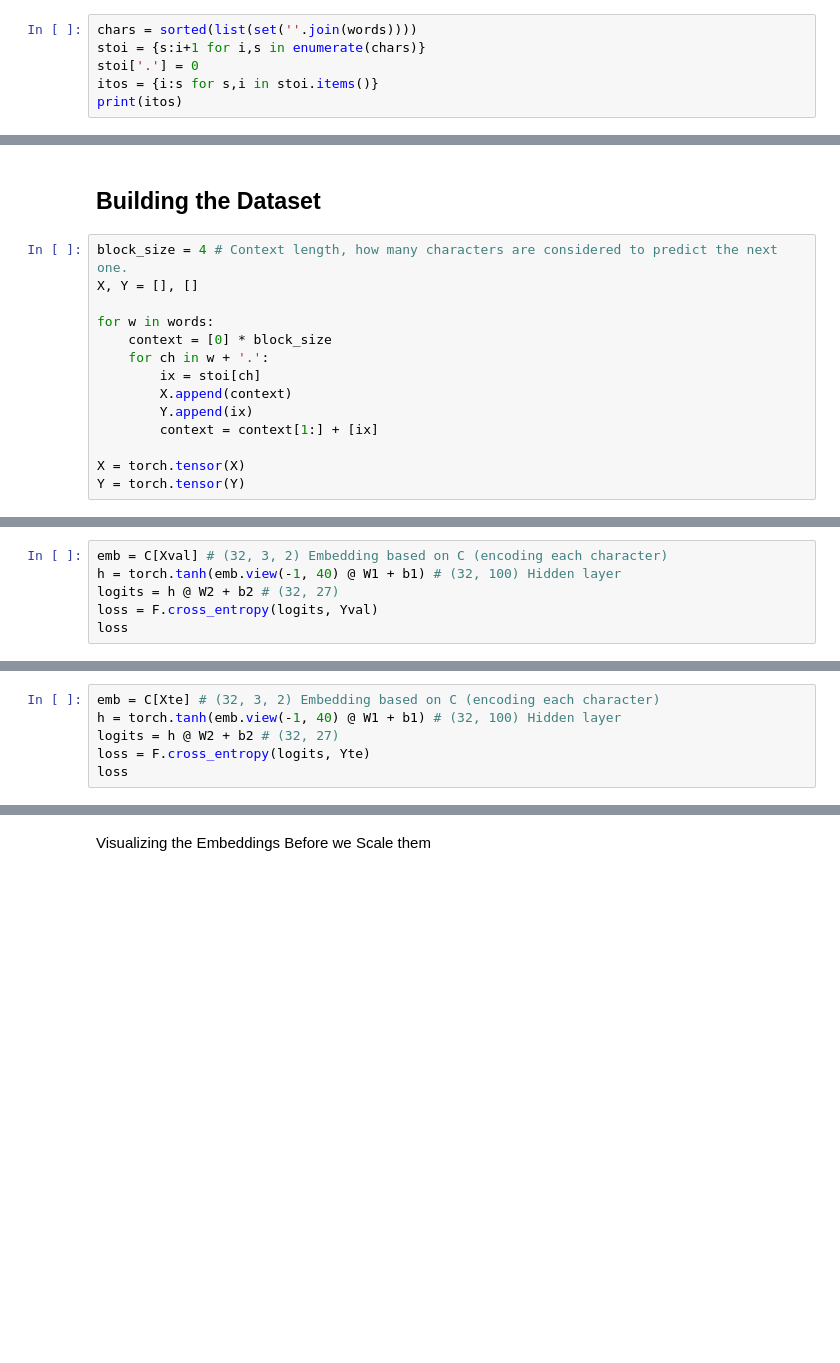
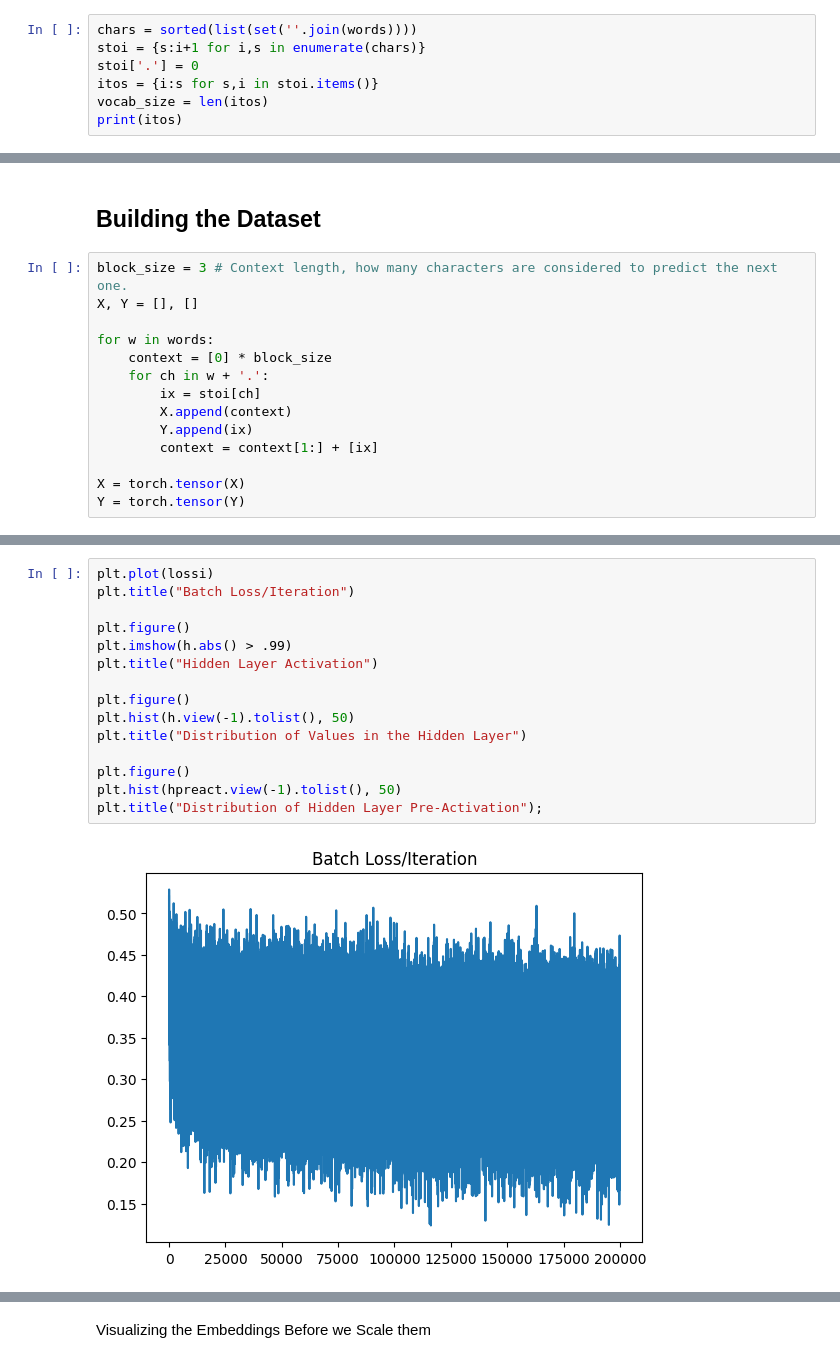
Before and after one commit to antonioruiz2606/LearningNLP, a Jupyter notebook: mlp.ipynb, the cells around one changed output, grey strips where cells are left out. Saved outputs shown, nothing was run; the diff lists cells and outputs as text; blank space fills up the shorter version.

```diff
--- a/mlp.ipynb
+++ b/mlp.ipynb
@@ -15,13 +17,14 @@ chars = sorted(list(set(''.join(words))))
 stoi = {s:i+1 for i,s in enumerate(chars)}
 stoi['.'] = 0
 itos = {i:s for s,i in stoi.items()}
+vocab_size = len(itos)
 print(itos)
 # %% [output]
 {1: 'a', 2: 'b', 3: 'c', 4: 'd', 5: 'e', 6: 'f', 7: 'g', 8: 'h', 9: 'i', 10: 'j', 11: 'k', 12: 'l', 13: 'm', 14: 'n', 15: 'o', 16: 'p', 17: 'q', 18: 'r', 19: 's', 20: 't', 21: 'u', 22: 'v', 23: 'w', 2 ...
 # %% [markdown]
 ## Building the Dataset
 # %%
-block_size = 4 # Context length, how many characters are considered to predict the next one.
+block_size = 3 # Context length, how many characters are considered to predict the next one.
 X, Y = [], []
 
 for w in words:
@@ -135,6 +172,0 @@ Validation Loss
-# %%
-emb = C[Xval] # (32, 3, 2) Embedding based on C (encoding each character)
-h = torch.tanh(emb.view(-1, 40) @ W1 + b1) # (32, 100) Hidden layer
-logits = h @ W2 + b2 # (32, 27)
-loss = F.cross_entropy(logits, Yval)
-loss
@@ -145,6 +172,0 @@ Test Loss
-# %%
-emb = C[Xte] # (32, 3, 2) Embedding based on C (encoding each character)
-h = torch.tanh(emb.view(-1, 40) @ W1 + b1) # (32, 100) Hidden layer
-logits = h @ W2 + b2 # (32, 27)
-loss = F.cross_entropy(logits, Yte)
-loss
@@ -152,0 +181,17 @@ tensor(2.1698, grad_fn=<NllLossBackward0>)
+# %%
+plt.plot(lossi)
+plt.title("Batch Loss/Iteration")
+
+plt.figure()
+plt.imshow(h.abs() > .99)
+plt.title("Hidden Layer Activation")
+
+plt.figure()
+plt.hist(h.view(-1).tolist(), 50)
+plt.title("Distribution of Values in the Hidden Layer")
+
+plt.figure()
+plt.hist(hpreact.view(-1).tolist(), 50)
+plt.title("Distribution of Hidden Layer Pre-Activation");
+# %% [output]
+[figure, added]
```
Also changed, not shown: parts of 34 cells of this notebook, 1 other file.
